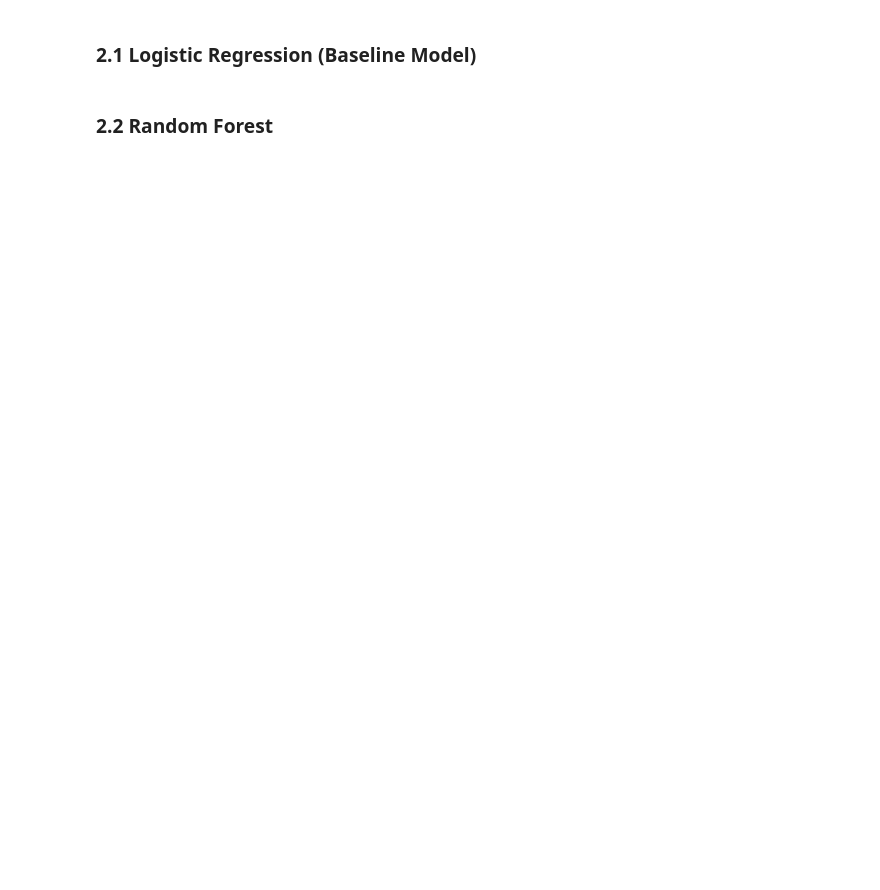
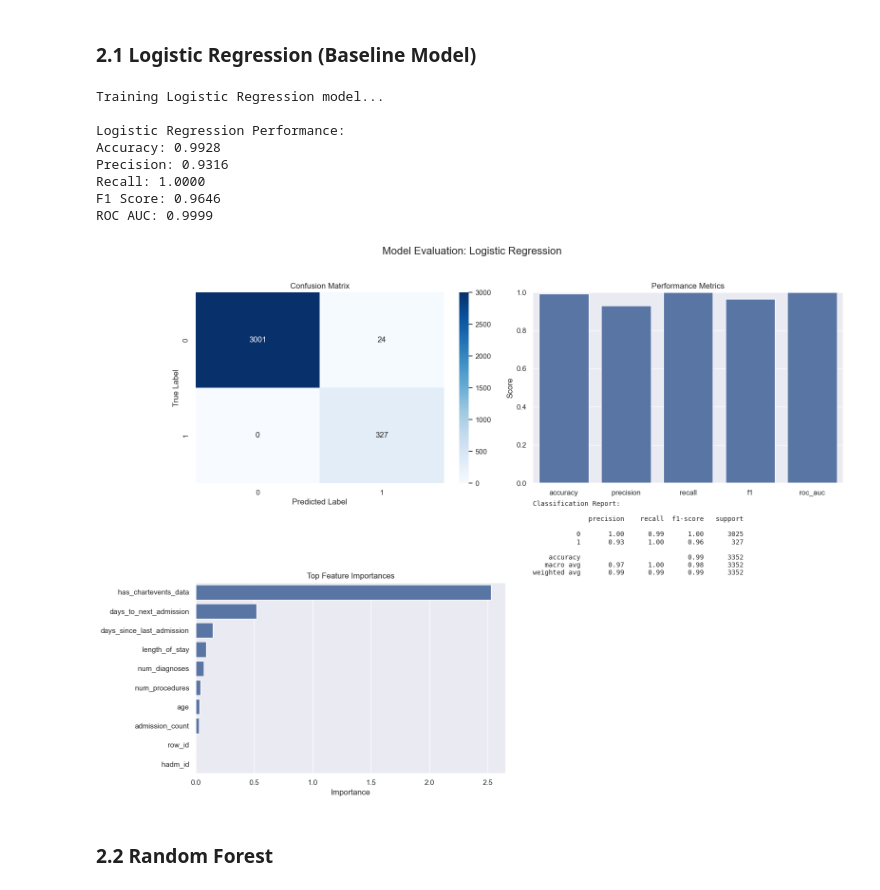
Before and after one commit to SakshamTyagii/heartbyte, a Jupyter notebook: notebooks/03_model_training.ipynb, the cells around one changed output. Drawn from its saved outputs; the diff is of its cells as text; code cells hidden in the pictures; blank space fills up the shorter version.

Commit message:
Implement code changes to enhance functionality and improve performance

```diff
--- a/notebooks/03_model_training.ipynb
+++ b/notebooks/03_model_training.ipynb
@@ -22,4 +214,33 @@ We'll train three models with different complexity levels:
 # %% [markdown]
 ### 2.1 Logistic Regression (Baseline Model)
+# %%
+# Train logistic regression model
+print("Training Logistic Regression model...")
+lr_model = train_logistic_regression(X_train, y_train)
+
+# Evaluate model
+lr_results = evaluate_model(lr_model, X_test, y_test, feature_names)
+results['logistic_regression'] = lr_results
+
+# Display evaluation
+print("\nLogistic Regression Performance:")
+print(f"Accuracy: {lr_results['accuracy']:.4f}")
+print(f"Precision: {lr_results['precision']:.4f}")
+print(f"Recall: {lr_results['recall']:.4f}")
+print(f"F1 Score: {lr_results['f1']:.4f}")
+print(f"ROC AUC: {lr_results['roc_auc']:.4f}")
+
+# Plot evaluation
+plot_model_evaluation(lr_results, "Logistic Regression")
+# %% [output]
+Training Logistic Regression model...
+
+Logistic Regression Performance:
+Accuracy: 0.9928
+Precision: 0.9316
+Recall: 1.0000
+F1 Score: 0.9646
+ROC AUC: 0.9999
+[figure, added]
 # %% [markdown]
 ### 2.2 Random Forest
```
Also changed, not shown: parts of 15 cells of this notebook.
